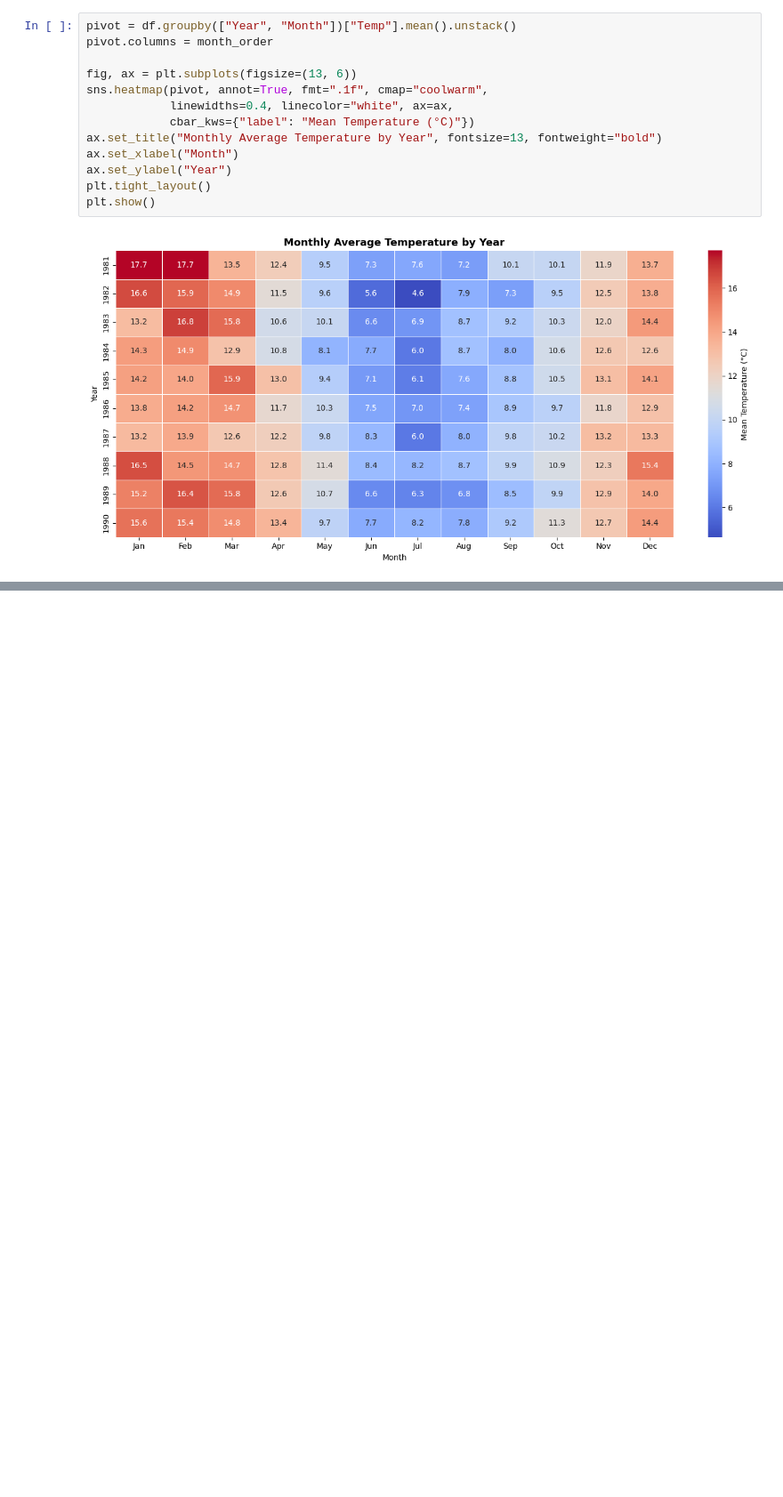
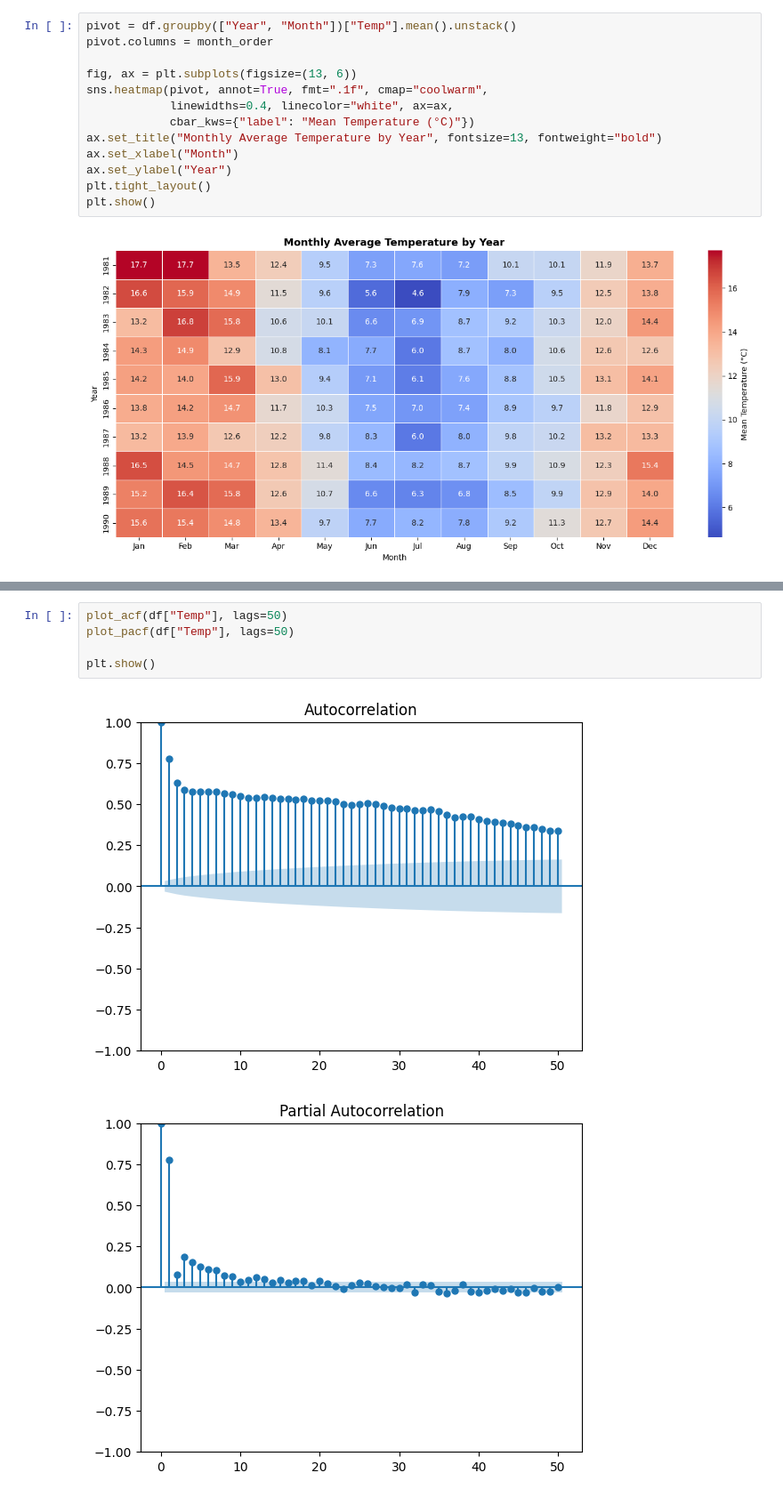
Before and after one commit to anneayensa/Advanced-Machine-Learning, a Jupyter notebook: assigment2/analysisAssignment2.ipynb, the cells around one changed output, grey strips where cells are left out. Shown at 89% size. Saved outputs shown, nothing was run; the diff lists cells and outputs as text; blank space fills up the shorter version.

```diff
--- a/assigment2/analysisAssignment2.ipynb
+++ b/assigment2/analysisAssignment2.ipynb
@@ -268,0 +389,8 @@ plt.show()
+# %%
+plot_acf(df["Temp"], lags=50)
+plot_pacf(df["Temp"], lags=50)
+
+plt.show()
+# %% [output]
+[figure, added]
+[figure, added]
```
Also changed, not shown: parts of 11 cells of this notebook.
